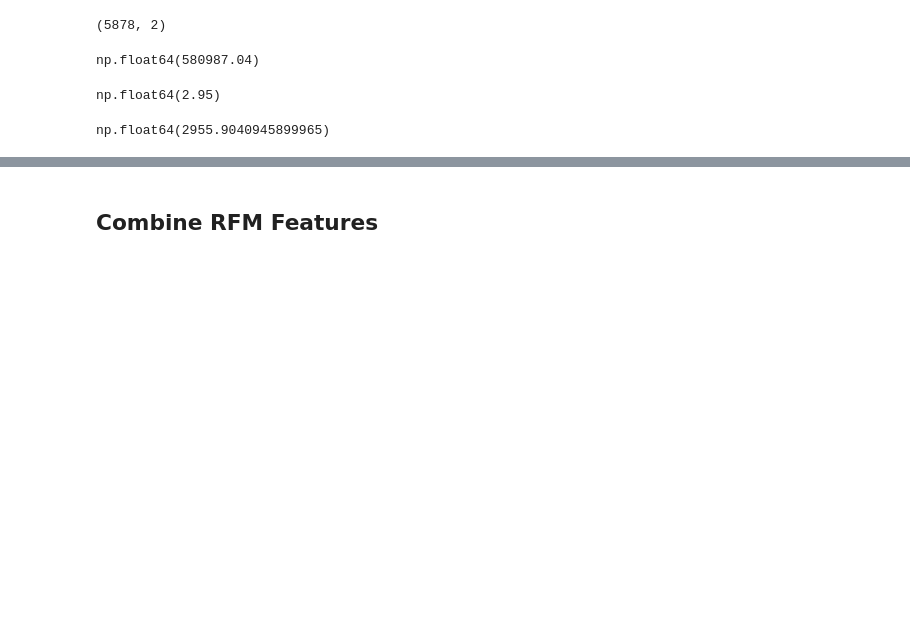
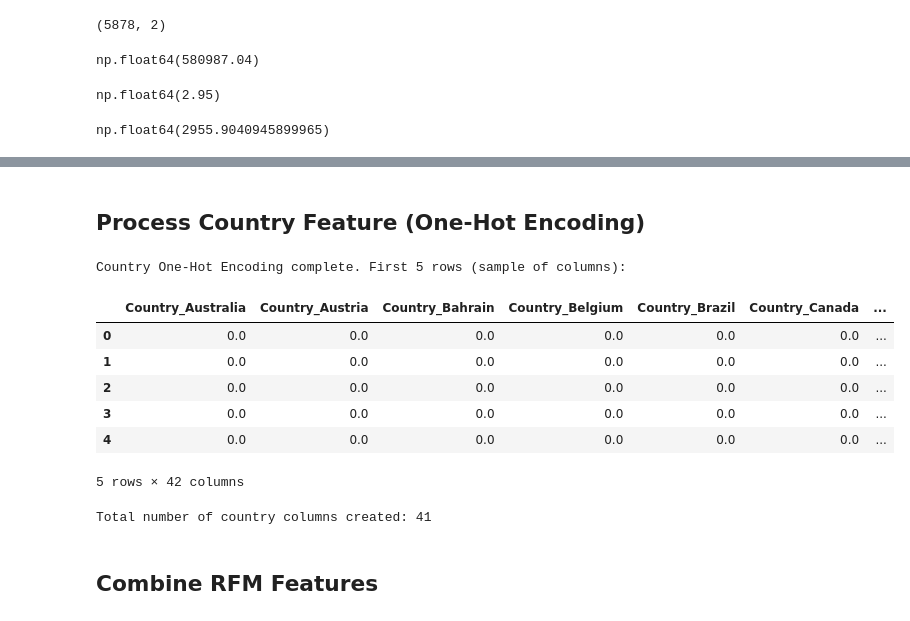
Before and after one commit to Amanarun2907/Celebal-Technologies-Online-Internship-Project-, a Jupyter notebook: customer_lifetime_value_project/notebooks/03_feature_engineering.ipynb, the cells around one changed output, grey strips where cells are left out. Saved outputs shown, nothing was run; the diff lists cells and outputs as text; code cells hidden in the pictures; blank space fills up the shorter version.

```diff
--- a/customer_lifetime_value_project/notebooks/03_feature_engineering.ipynb
+++ b/customer_lifetime_value_project/notebooks/03_feature_engineering.ipynb
@@ -165,3 +232,43 @@ np.float64(2955.9040945899965)
+# %% [markdown]
+## Process Country Feature (One-Hot Encoding)
+# %%
+# Process Country Feature (One-Hot Encoding)
+# We need to get unique countries per customer and then one-hot encode them.
+# A customer might only have purchases from one country.
+
+# Get the country for each customer (assuming a customer predominantly buys from one country)
+# If a customer bought from multiple countries, this will pick the country of their last transaction.
+# For simplicity, let's assume each customer has a primary country associated with their transactions.
+# A more robust approach might be to associate the most frequent country or create flags for multi-country buyers.
+# For now, let's take the country from their last transaction as their "primary" country.
+from sklearn.preprocessing import OneHotEncoder # This is the crucial line
+customer_country_df = df_cleaned.groupby('Customer ID')['Country'].last().reset_index()
+
+# Perform One-Hot Encoding on the 'Country' column
+# Drop the original 'Country' column after encoding
+encoder = OneHotEncoder(handle_unknown='ignore', sparse_output=False)
+encoded_countries = encoder.fit_transform(customer_country_df[['Country']])
+
+# Create a DataFrame from the encoded features
+country_names = encoder.get_feature_names_out(['Country'])
+country_encoded_df = pd.DataFrame(encoded_countries, columns=country_names, index=customer_country_df.index)
+
+# Add CustomerID back to the encoded DataFrame
+country_encoded_df['Customer ID'] = customer_country_df['Customer ID']
+
+print("Country One-Hot Encoding complete. First 5 rows (sample of columns):")
+display(country_encoded_df.head())
+print(f"Total number of country columns created: {len(country_names)}")
+# %% [output]
+Country One-Hot Encoding complete. First 5 rows (sample of columns):
+|  | Country_Australia | Country_Austria | Country_Bahrain | Country_Belgium | Country_Brazil | Country_Canada | ... |
+| 0 | 0.0 | 0.0 | 0.0 | 0.0 | 0.0 | 0.0 | ... |
+| 1 | 0.0 | 0.0 | 0.0 | 0.0 | 0.0 | 0.0 | ... |
+| 2 | 0.0 | 0.0 | 0.0 | 0.0 | 0.0 | 0.0 | ... |
+| 3 | 0.0 | 0.0 | 0.0 | 0.0 | 0.0 | 0.0 | ... |
+| 4 | 0.0 | 0.0 | 0.0 | 0.0 | 0.0 | 0.0 | ... |
+5 rows × 42 columns
+Total number of country columns created: 41
 # %% [markdown]
 ## Combine RFM Features
 # %%
```
Also changed, not shown: parts of 9 cells of this notebook, 10 other files.
